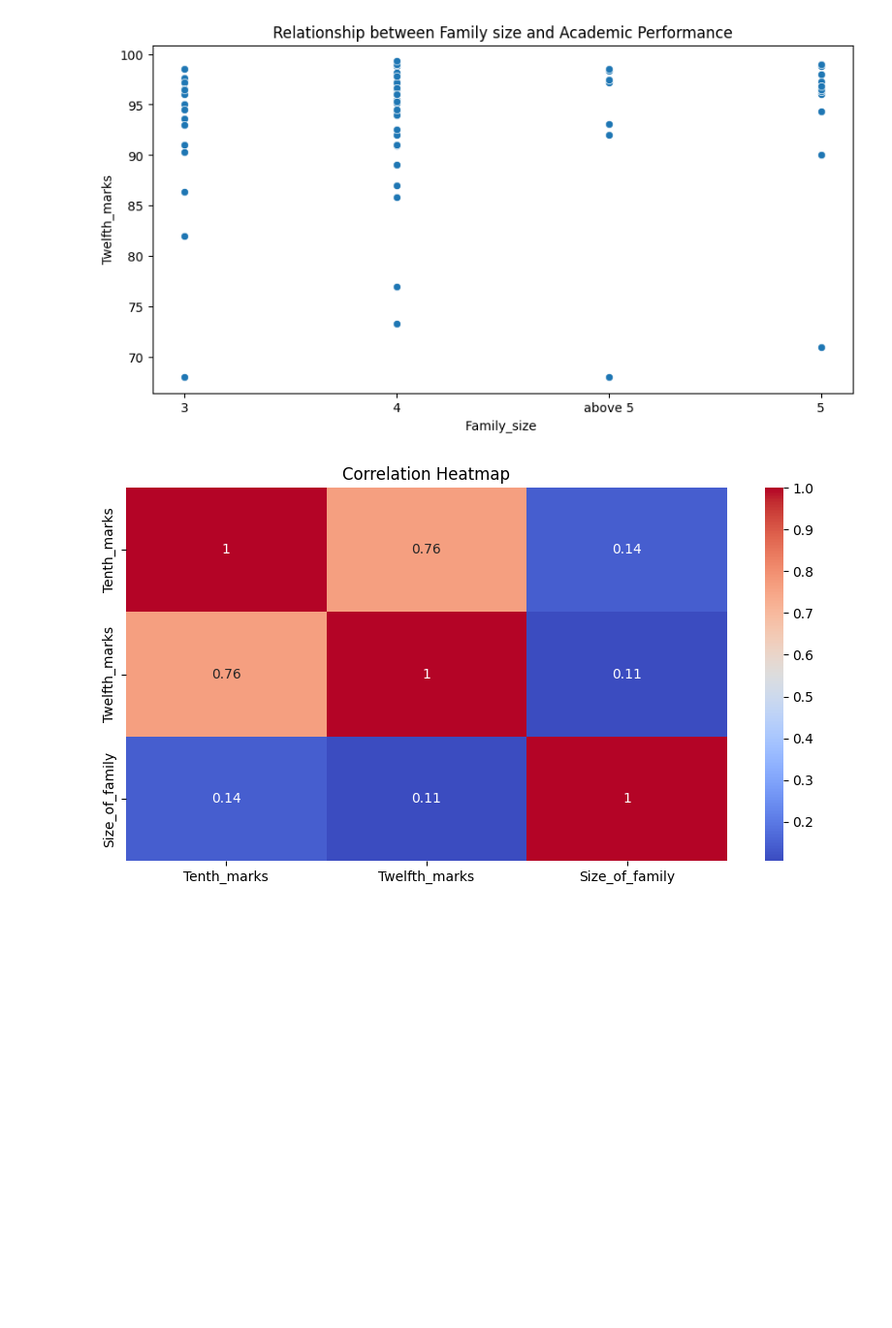
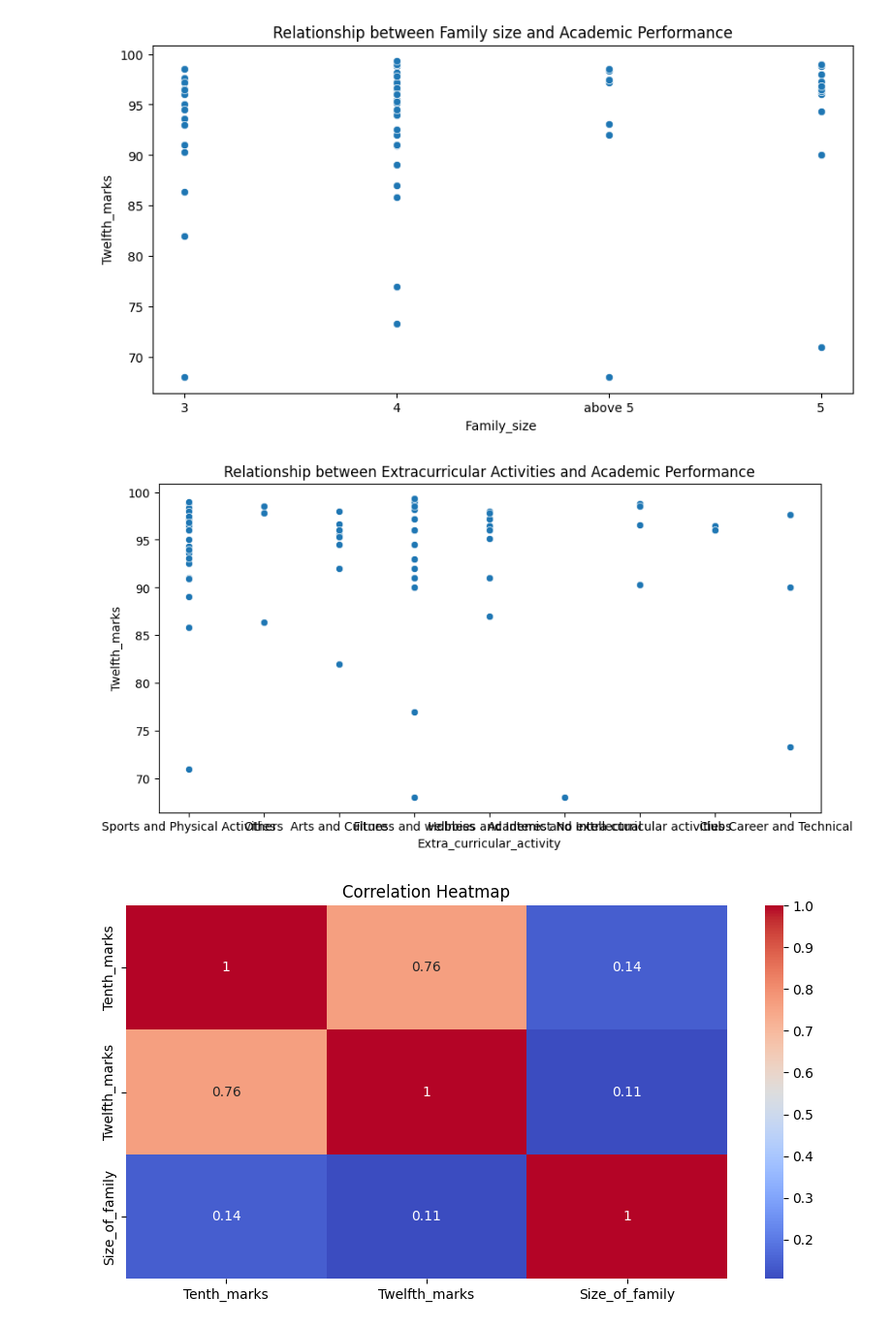
Before and after one commit to SagarNRao/Data_analysis---student_grade_prediction, a Jupyter notebook: main.ipynb, the cells around one changed output. Shown at 97% size. Drawn from its saved outputs; the diff is of its cells as text; code cells hidden in the pictures; blank space fills up the shorter version.

```diff
--- a/main.ipynb
+++ b/main.ipynb
@@ -31,6 +31,13 @@ plt.show()
 #shows that when the family is big the performance drops
 # %% [output]
 [figure]
+# %%
+plt.figure(figsize=(10, 5))
+sns.scatterplot(x='Extra_curricular_activity', y='Twelfth_marks', data=student_data)
+plt.title('Relationship between Extracurricular Activities and Academic Performance')
+plt.show()
+# %% [output]
+[figure, added]
 # %%
 data = student_data_cleaned
 data.dropna(inplace=True)
```
Also changed, not shown: parts of 4 cells of this notebook, 1 other file.
